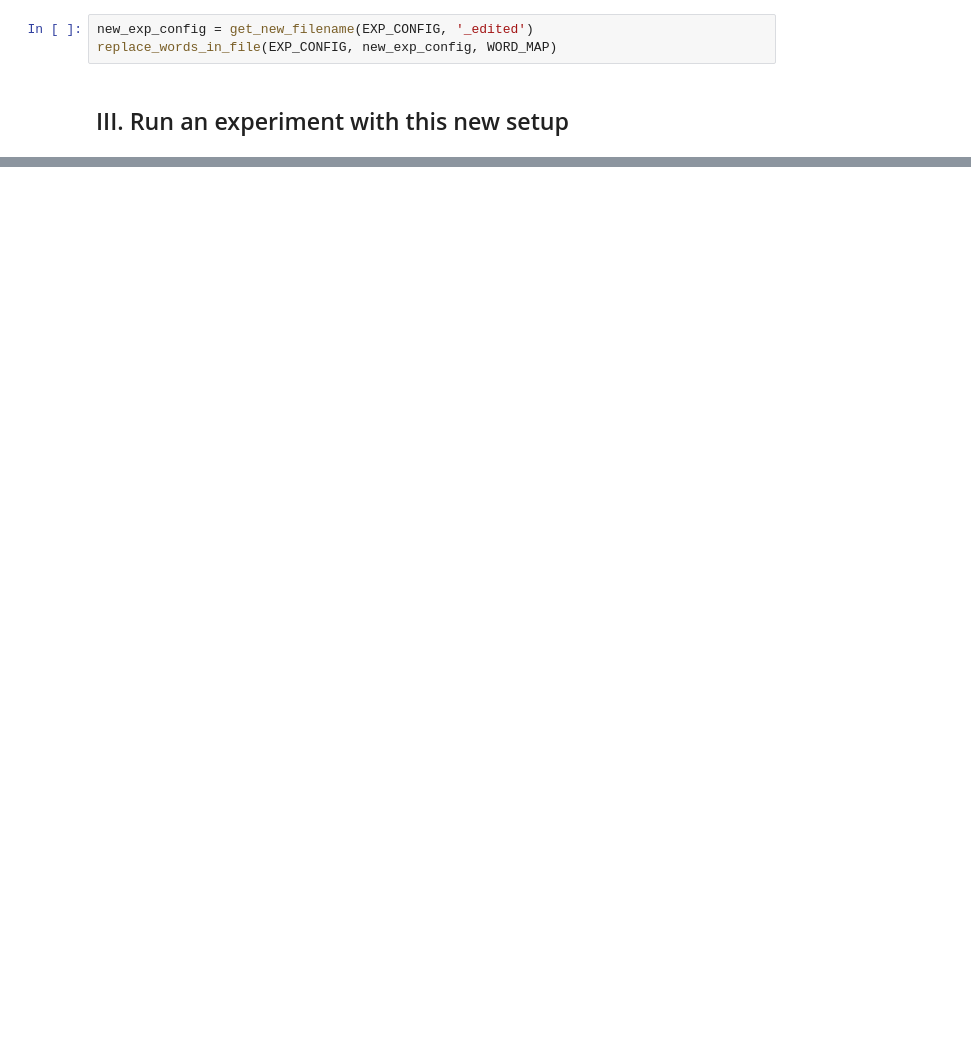
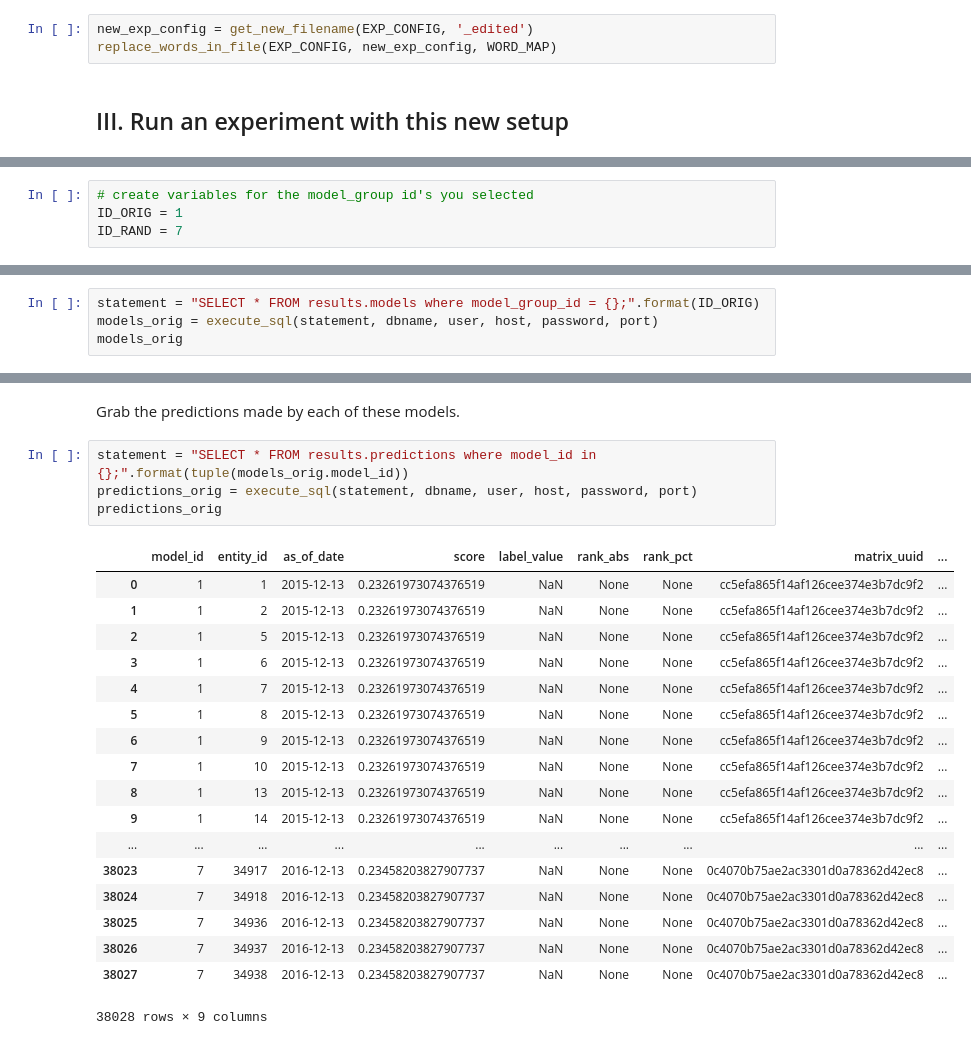
Before and after one commit to dssg/randomize_your_data, a Jupyter notebook: Dirty Duck Example.ipynb, the cells around one changed output, grey strips where cells are left out. Cells and saved outputs as stored; diff of their text form; blank space fills up the shorter version.

```diff
--- a/Dirty Duck Example.ipynb
+++ b/Dirty Duck Example.ipynb
@@ -273,0 +350,4 @@ replace_words_in_file(EXP_CONFIG, new_exp_config, WORD_MAP)
+# %%
+# create variables for the model_group id's you selected
+ID_ORIG = 1
+ID_RAND = 7
@@ -273,0 +356,4 @@ replace_words_in_file(EXP_CONFIG, new_exp_config, WORD_MAP)
+# %%
+statement = "SELECT * FROM results.models where model_group_id = {};".format(ID_ORIG)
+models_orig = execute_sql(statement, dbname, user, host, password, port)
+models_orig
@@ -273,0 +372,25 @@ replace_words_in_file(EXP_CONFIG, new_exp_config, WORD_MAP)
+# %% [markdown]
+Grab the predictions made by each of these models.
+# %%
+statement = "SELECT * FROM results.predictions where model_id in {};".format(tuple(models_orig.model_id))
+predictions_orig = execute_sql(statement, dbname, user, host, password, port)
+predictions_orig
+# %% [output]
+|  | model_id | entity_id | as_of_date | score | label_value | rank_abs | rank_pct | matrix_uuid | ... |
+| 0 | 1 | 1 | 2015-12-13 | 0.23261973074376519 | NaN | None | None | cc5efa865f14af126cee374e3b7dc9f2 | ... |
+| 1 | 1 | 2 | 2015-12-13 | 0.23261973074376519 | NaN | None | None | cc5efa865f14af126cee374e3b7dc9f2 | ... |
+| 2 | 1 | 5 | 2015-12-13 | 0.23261973074376519 | NaN | None | None | cc5efa865f14af126cee374e3b7dc9f2 | ... |
+| 3 | 1 | 6 | 2015-12-13 | 0.23261973074376519 | NaN | None | None | cc5efa865f14af126cee374e3b7dc9f2 | ... |
+| 4 | 1 | 7 | 2015-12-13 | 0.23261973074376519 | NaN | None | None | cc5efa865f14af126cee374e3b7dc9f2 | ... |
+| 5 | 1 | 8 | 2015-12-13 | 0.23261973074376519 | NaN | None | None | cc5efa865f14af126cee374e3b7dc9f2 | ... |
+| 6 | 1 | 9 | 2015-12-13 | 0.23261973074376519 | NaN | None | None | cc5efa865f14af126cee374e3b7dc9f2 | ... |
+| 7 | 1 | 10 | 2015-12-13 | 0.23261973074376519 | NaN | None | None | cc5efa865f14af126cee374e3b7dc9f2 | ... |
+| 8 | 1 | 13 | 2015-12-13 | 0.23261973074376519 | NaN | None | None | cc5efa865f14af126cee374e3b7dc9f2 | ... |
+| 9 | 1 | 14 | 2015-12-13 | 0.23261973074376519 | NaN | None | None | cc5efa865f14af126cee374e3b7dc9f2 | ... |
+| ... | ... | ... | ... | ... | ... | ... | ... | ... | ... |
+| 38023 | 7 | 34917 | 2016-12-13 | 0.23458203827907737 | NaN | None | None | 0c4070b75ae2ac3301d0a78362d42ec8 | ... |
+| 38024 | 7 | 34918 | 2016-12-13 | 0.23458203827907737 | NaN | None | None | 0c4070b75ae2ac3301d0a78362d42ec8 | ... |
+| 38025 | 7 | 34936 | 2016-12-13 | 0.23458203827907737 | NaN | None | None | 0c4070b75ae2ac3301d0a78362d42ec8 | ... |
+| 38026 | 7 | 34937 | 2016-12-13 | 0.23458203827907737 | NaN | None | None | 0c4070b75ae2ac3301d0a78362d42ec8 | ... |
+| 38027 | 7 | 34938 | 2016-12-13 | 0.23458203827907737 | NaN | None | None | 0c4070b75ae2ac3301d0a78362d42ec8 | ... |
+38028 rows × 9 columns
```
Also changed, not shown: parts of 33 cells of this notebook.
